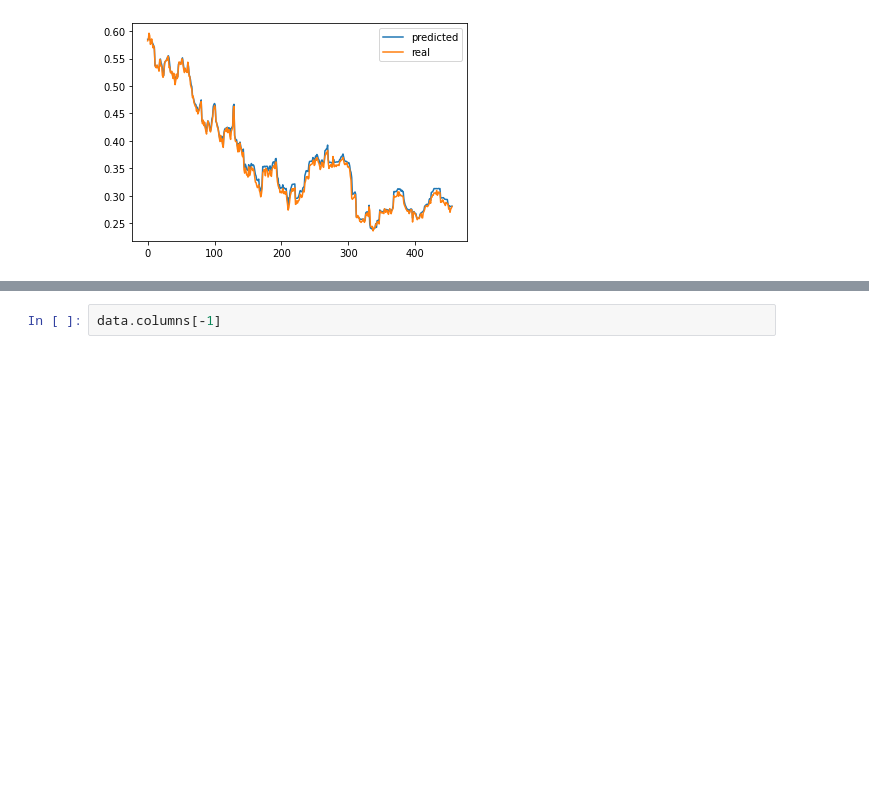
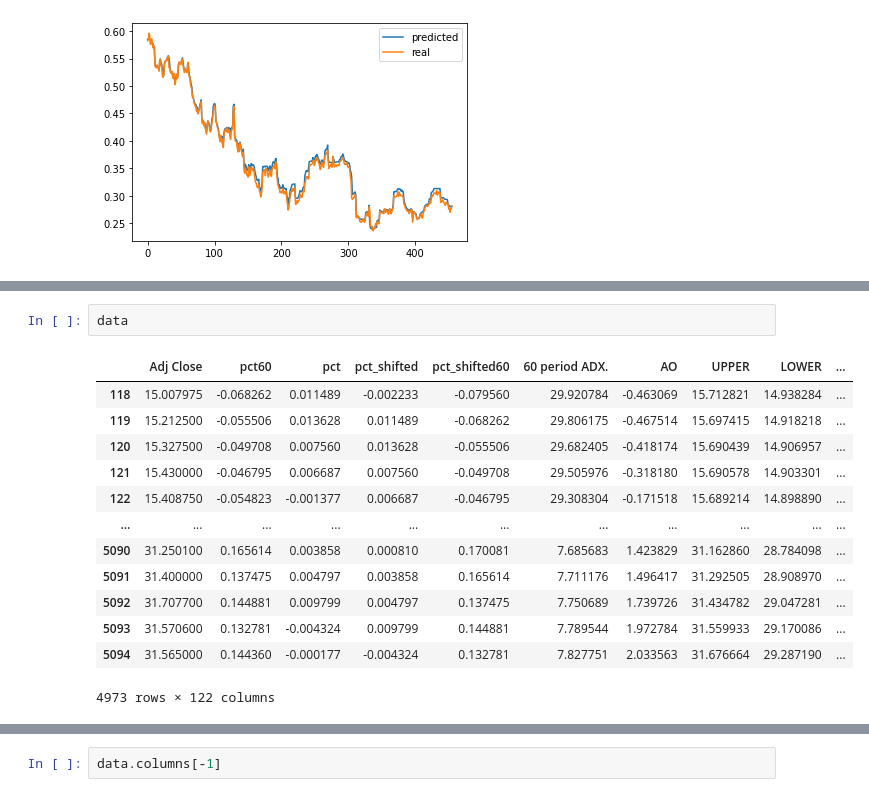
Before and after one commit to liadembin/LSTMReggresion, a Jupyter notebook: Untitled6.ipynb, the cells around one changed output, grey strips where cells are left out. Saved outputs shown, nothing was run; the diff lists cells and outputs as text; blank space fills up the shorter version.

```diff
--- a/Untitled6.ipynb
+++ b/Untitled6.ipynb
@@ -143,0 +169,16 @@ IndexError: index 124 is out of bounds for axis 0 with size 124
+# %%
+data
+# %% [output]
+|  | Adj Close | pct60 | pct | pct_shifted | pct_shifted60 | 60 period ADX. | AO | UPPER | LOWER | ... |
+| 118 | 15.007975 | -0.068262 | 0.011489 | -0.002233 | -0.079560 | 29.920784 | -0.463069 | 15.712821 | 14.938284 | ... |
+| 119 | 15.212500 | -0.055506 | 0.013628 | 0.011489 | -0.068262 | 29.806175 | -0.467514 | 15.697415 | 14.918218 | ... |
+| 120 | 15.327500 | -0.049708 | 0.007560 | 0.013628 | -0.055506 | 29.682405 | -0.418174 | 15.690439 | 14.906957 | ... |
+| 121 | 15.430000 | -0.046795 | 0.006687 | 0.007560 | -0.049708 | 29.505976 | -0.318180 | 15.690578 | 14.903301 | ... |
+| 122 | 15.408750 | -0.054823 | -0.001377 | 0.006687 | -0.046795 | 29.308304 | -0.171518 | 15.689214 | 14.898890 | ... |
+| ... | ... | ... | ... | ... | ... | ... | ... | ... | ... | ... |
+| 5090 | 31.250100 | 0.165614 | 0.003858 | 0.000810 | 0.170081 | 7.685683 | 1.423829 | 31.162860 | 28.784098 | ... |
+| 5091 | 31.400000 | 0.137475 | 0.004797 | 0.003858 | 0.165614 | 7.711176 | 1.496417 | 31.292505 | 28.908970 | ... |
+| 5092 | 31.707700 | 0.144881 | 0.009799 | 0.004797 | 0.137475 | 7.750689 | 1.739726 | 31.434782 | 29.047281 | ... |
+| 5093 | 31.570600 | 0.132781 | -0.004324 | 0.009799 | 0.144881 | 7.789544 | 1.972784 | 31.559933 | 29.170086 | ... |
+| 5094 | 31.565000 | 0.144360 | -0.000177 | -0.004324 | 0.132781 | 7.827751 | 2.033563 | 31.676664 | 29.287190 | ... |
+4973 rows × 122 columns
```
Also changed, not shown: parts of 6 cells of this notebook, 4 other files.
